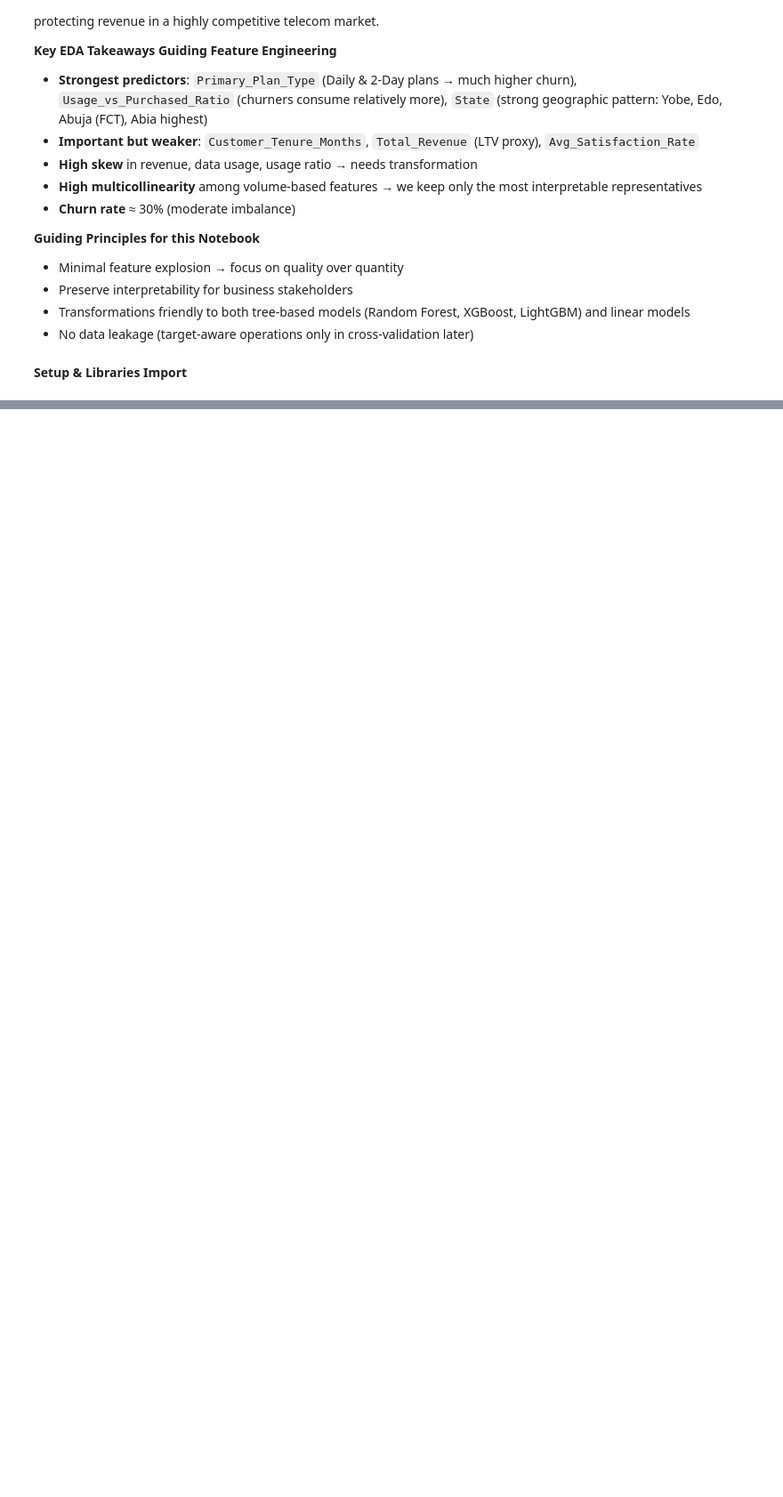
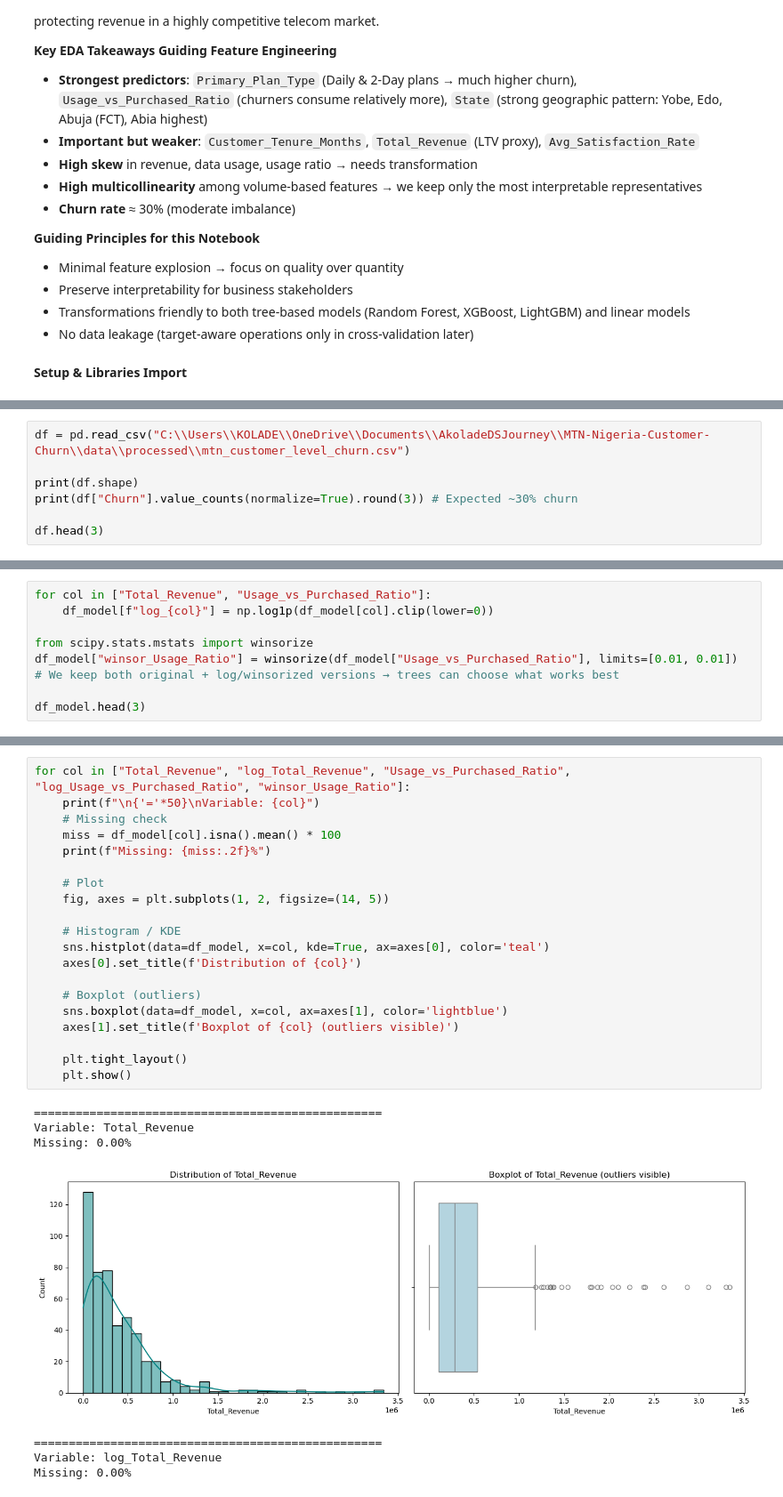
Before and after one commit to Koladebamidele/AkoladeDSJourney, a Jupyter notebook: MTN-Nigeria-Customer-Churn/notebooks/03_feature_engineering.ipynb, the cells around one changed output, grey strips where cells are left out. Shown at 89% size. Drawn from its saved outputs; the diff is of its cells as text; blank space fills up the shorter version.

```diff
--- a/MTN-Nigeria-Customer-Churn/notebooks/03_feature_engineering.ipynb
+++ b/MTN-Nigeria-Customer-Churn/notebooks/03_feature_engineering.ipynb
@@ -23,0 +35,7 @@ We want to identify customers at high risk of churning so MTN Nigeria can proact
+# %%
+df = pd.read_csv("C:\\Users\\KOLADE\\OneDrive\\Documents\\AkoladeDSJourney\\MTN-Nigeria-Customer-Churn\\data\\processed\\mtn_customer_level_churn.csv")
+
+print(df.shape)
+print(df["Churn"].value_counts(normalize=True).round(3)) # Expected ~30% churn
+
+df.head(3)
@@ -23,0 +86,9 @@ We want to identify customers at high risk of churning so MTN Nigeria can proact
+# %%
+for col in ["Total_Revenue", "Usage_vs_Purchased_Ratio"]:
+    df_model[f"log_{col}"] = np.log1p(df_model[col].clip(lower=0))
+
+from scipy.stats.mstats import winsorize
+df_model["winsor_Usage_Ratio"] = winsorize(df_model["Usage_vs_Purchased_Ratio"], limits=[0.01, 0.01])
+# We keep both original + log/winsorized versions → trees can choose what works best
+
+df_model.head(3)
@@ -23,0 +100,28 @@ We want to identify customers at high risk of churning so MTN Nigeria can proact
+# %%
+for col in ["Total_Revenue", "log_Total_Revenue", "Usage_vs_Purchased_Ratio", "log_Usage_vs_Purchased_Ratio", "winsor_Usage_Ratio"]:
+    print(f"\n{'='*50}\nVariable: {col}")
+    # Missing check
+    miss = df_model[col].isna().mean() * 100
+    print(f"Missing: {miss:.2f}%")
+
+    # Plot
+    fig, axes = plt.subplots(1, 2, figsize=(14, 5))
+
+    # Histogram / KDE
+    sns.histplot(data=df_model, x=col, kde=True, ax=axes[0], color='teal')
+    axes[0].set_title(f'Distribution of {col}')
+
+    # Boxplot (outliers)
+    sns.boxplot(data=df_model, x=col, ax=axes[1], color='lightblue')
+    axes[1].set_title(f'Boxplot of {col} (outliers visible)')
+
+    plt.tight_layout()
+    plt.show()
+# %% [output]
+==================================================
+Variable: Total_Revenue
+Missing: 0.00%
+[figure, added]
+==================================================
+Variable: log_Total_Revenue
+Missing: 0.00%
```
Also changed, not shown: parts of 28 cells of this notebook.
